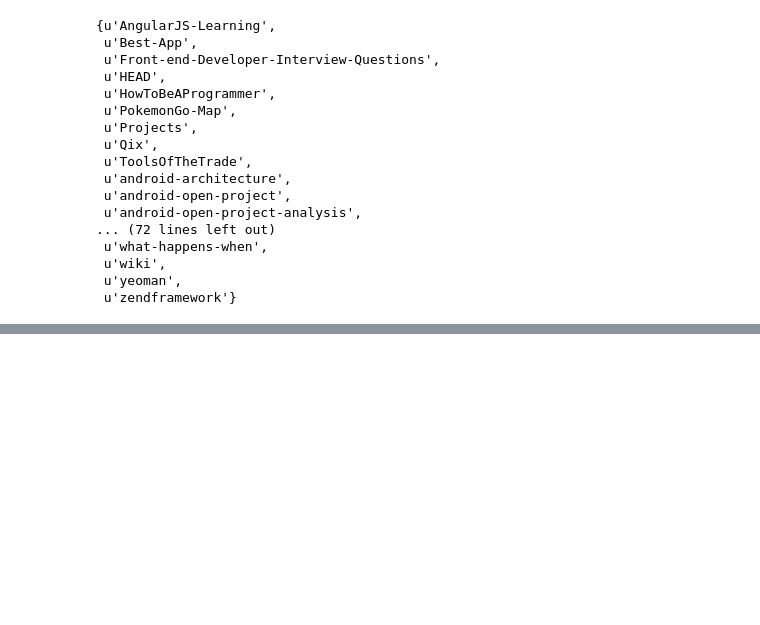
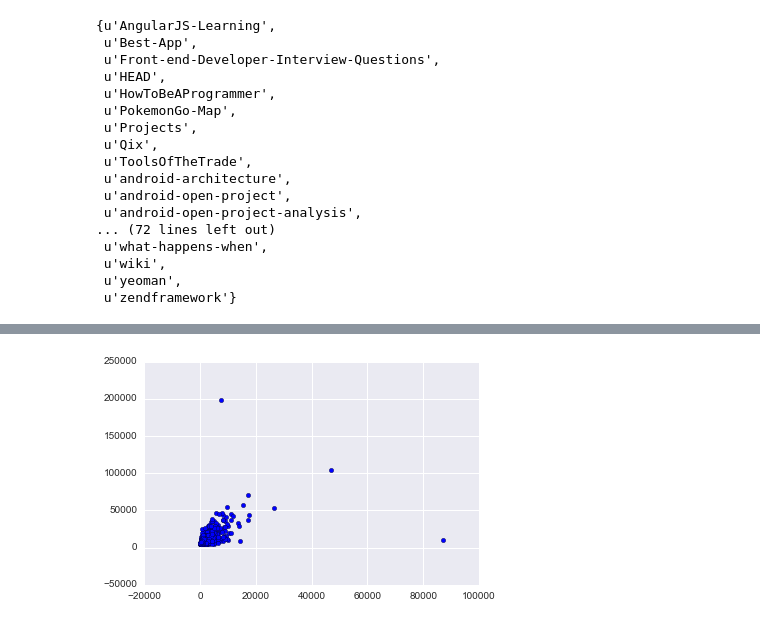
Before and after one commit to him229/star-wars, a Jupyter notebook: analysis.ipynb, the cells around one changed output, grey strips where cells are left out. Saved outputs shown, nothing was run; the diff lists cells and outputs as text; code cells hidden in the pictures; blank space fills up the shorter version.

```diff
--- a/analysis.ipynb
+++ b/analysis.ipynb
@@ -79,0 +85,9 @@ non_legit
+# %%
+# plt.xscale('log')
+# plt.yscale('log')
+plt.scatter(df['forks_count'], df['stars_count'])
+plt.show()
+
+#cdf fractions to analyze
+# %% [output]
+[figure, added]
```
Also changed, not shown: parts of 18 cells of this notebook.
